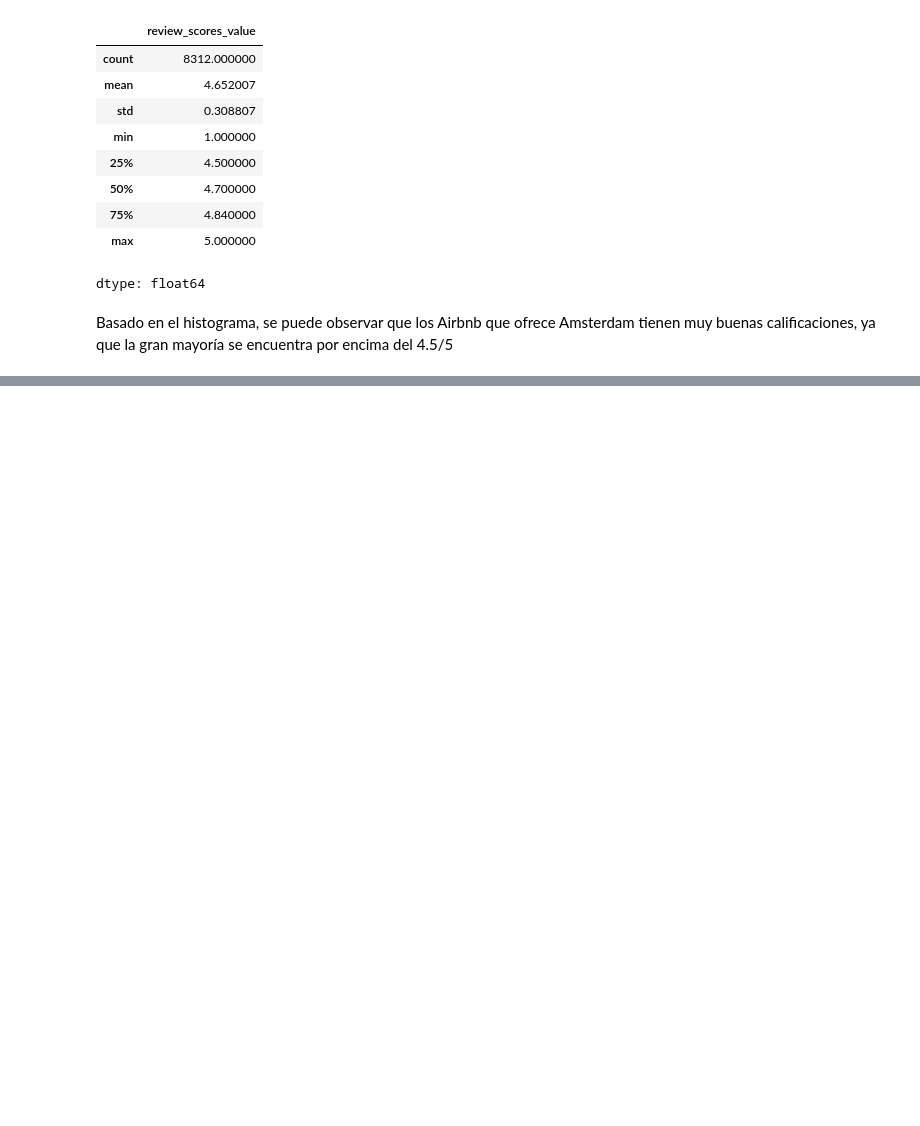
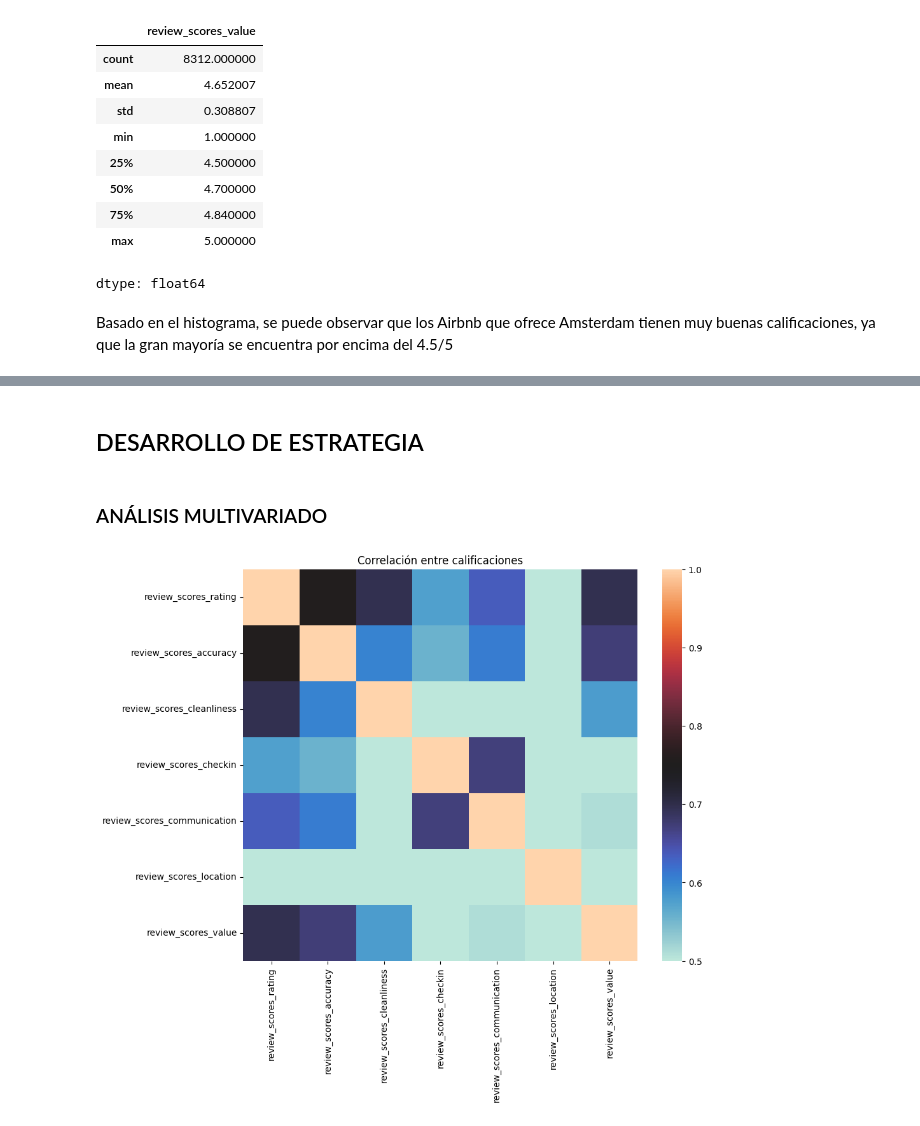
Before and after one commit to santyxd3000/AppliedDataScience-Taller1, a Jupyter notebook: Taller1_AppliedDataScience.ipynb, the cells around one changed output, grey strips where cells are left out. Saved outputs shown, nothing was run; the diff lists cells and outputs as text; code cells hidden in the pictures; blank space fills up the shorter version.

Commit message:
Estrategia Desarrollada

```diff
--- a/Taller1_AppliedDataScience.ipynb
+++ b/Taller1_AppliedDataScience.ipynb
@@ -380,0 +390,4 @@ Basado en el histograma, se puede observar que los Airbnb que ofrece Amsterdam t
+# %% [markdown]
+## DESARROLLO DE ESTRATEGIA
+# %% [markdown]
+### ANÁLISIS MULTIVARIADO
@@ -380,0 +400,11 @@ Basado en el histograma, se puede observar que los Airbnb que ofrece Amsterdam t
+# %%
+plt.figure(figsize=(10, 8))
+sns.heatmap(
+    listings_df[["review_scores_rating", "review_scores_accuracy", "review_scores_cleanliness", "review_scores_checkin", "review_scores_communication", "review_scores_location", "review_scores_value"]].corr(),
+    vmin=0.5, vmax=1,
+    cmap="icefire"
+)
+plt.title("Correlación entre calificaciones")
+plt.show()
+# %% [output]
+[figure, added]
```
Also changed, not shown: parts of 13 cells of this notebook.
